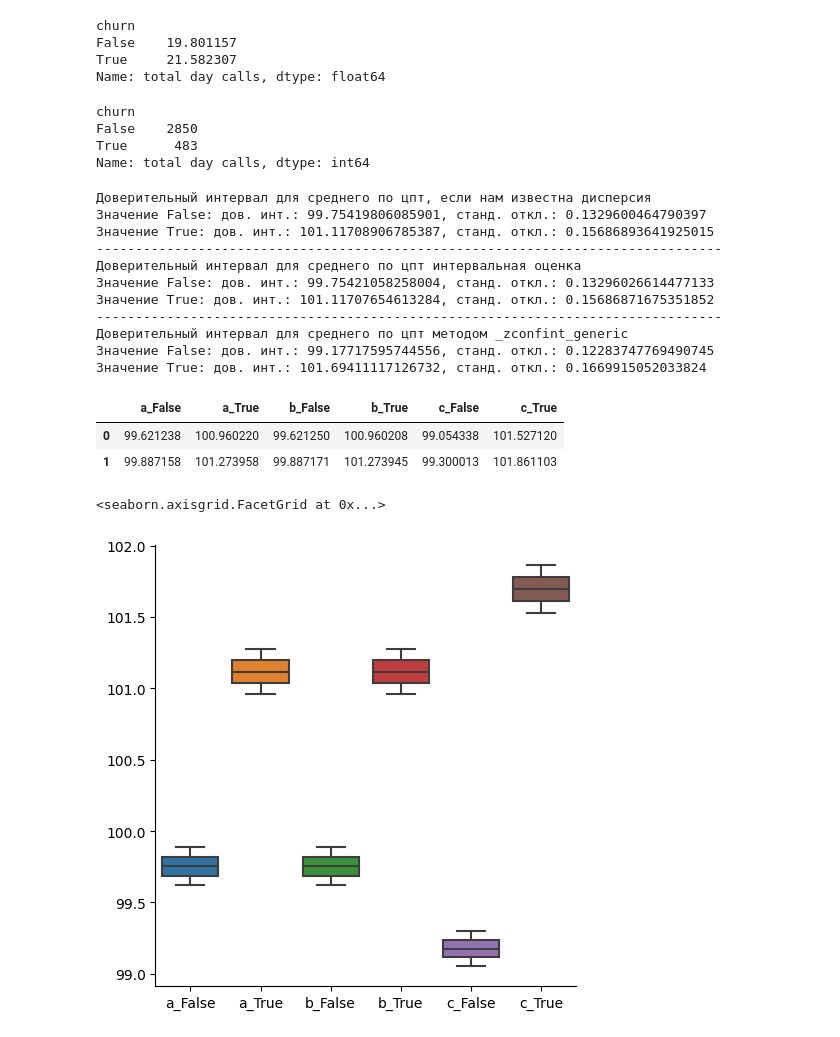
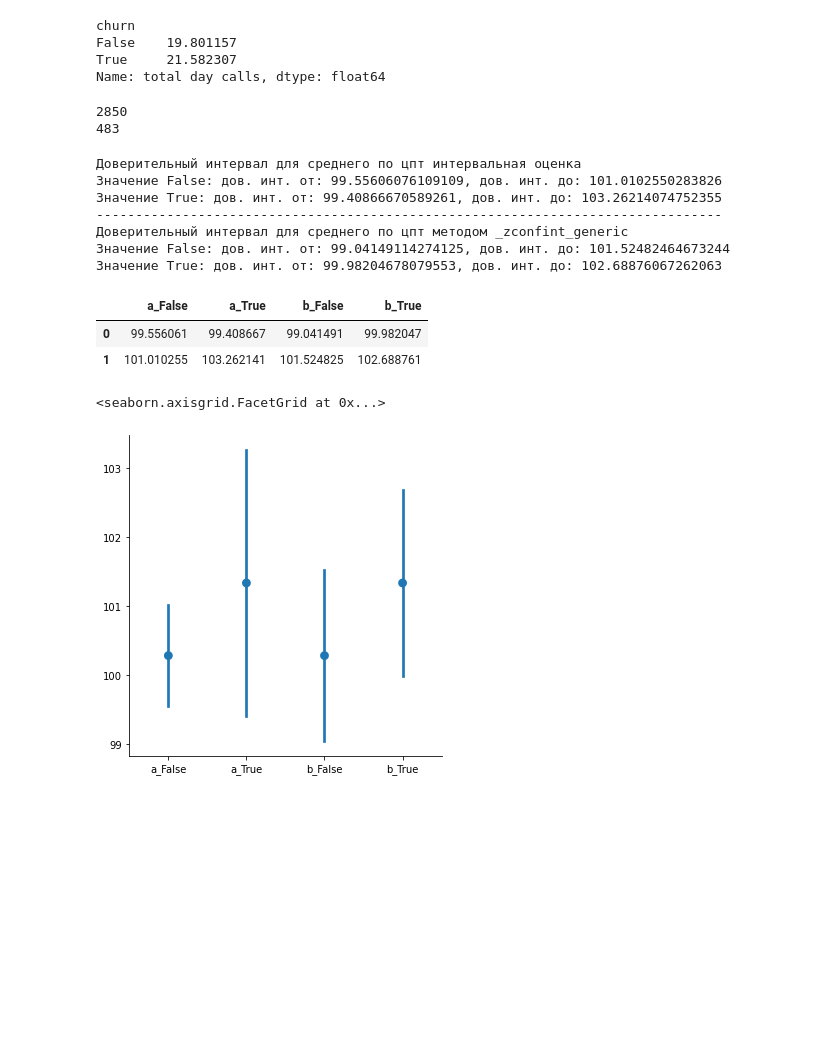
Before and after one commit to Oleg166/python_date, a Jupyter notebook: lesson_stat_17/Практика_к_занятию_17.ipynb, the cells around one changed output. Saved outputs shown, nothing was run; the diff lists cells and outputs as text; code cells hidden in the pictures; blank space fills up the shorter version.

```diff
--- a/lesson_stat_17/Практика_к_занятию_17.ipynb
+++ b/lesson_stat_17/Практика_к_занятию_17.ipynb
@@ -174,61 +174,55 @@ Name: total day calls, dtype: float64
 # %%
 # кол-во значений
 tdc_count = tdc_df.groupby('churn')['total day calls'].count()
-tdc_count
+count_false = tdc_count[0]
+print(count_false)
+count_true = tdc_count[1]
+print(count_true)
 # %% [output]
-churn
-False    2850
-True      483
-Name: total day calls, dtype: int64
+2850
+483
+# %%
+# Разобьем наш датафрейм tdc_df на два с соответствующими значениями столбца churn
+tdc_df_false = tdc_df['total day calls'].loc[(tdc_df['churn']==False)]
+tdc_df_true = tdc_df['total day calls'].loc[(tdc_df['churn']==True)]
 # %%
-# Доверительный интервал для среднего по цпт, если нам известна дисперсия
-a = np.mean(tdc_df, axis=0) - 1.96 * tdc_df.std() / np.sqrt(3333-1), np.mean(tdc_df, axis=0) + 1.96 * tdc_df.std() / np.sqrt(3333-1)
-print("Доверительный интервал для среднего по цпт, если нам известна дисперсия")
-print(f"Значение False: дов. инт.: {a[0][0]}, станд. откл.: {a[0][1]}")
-print(f"Значение True: дов. инт.: {a[1][0]}, станд. откл.: {a[1][1]}")
-print('-'*80)
-
 # Доверительный интервал для среднего по цпт интервальная оценка
-b = sts.norm.interval(confidence=0.95, loc=np.mean(tdc_df, axis=0), scale=np.std(tdc_df, ddof=1)/np.sqrt(3333-1))
+a_false = sts.norm.interval(alpha=0.95, loc=np.mean(tdc_df_false, axis=0), scale=np.std(tdc_df_false, ddof=1)/np.sqrt(len(tdc_df_false)-1))
+a_true = sts.norm.interval(alpha=0.95, loc=np.mean(tdc_df_true, axis=0), scale=np.std(tdc_df_true, ddof=1)/np.sqrt(len(tdc_df_true)-1))
 print("Доверительный интервал для среднего по цпт интервальная оценка")
-print(f"Значение False: дов. инт.: {b[0][0]}, станд. откл.: {b[0][1]}")
-print(f"Значение True: дов. инт.: {b[1][0]}, станд. откл.: {b[1][1]}")
+print(f"Значение False: дов. инт. от: {a_false[0]}, дов. инт. до: {a_false[1]}")
+print(f"Значение True: дов. инт. от: {a_true[0]}, дов. инт. до: {a_true[1]}")
 print('-'*80)
 
 # Доверительный интервал для среднего по цпт методом _zconfint_generic
-c = ssw._zconfint_generic(np.mean(tdc_df, axis=0),  np.std(tdc_df, ddof=1), alpha=0.95, alternative='two-sided')
+b_false = ssw._zconfint_generic(np.mean(tdc_df_false, axis=0),  np.std(tdc_df_false, ddof=1), alpha=0.95, alternative='two-sided')
+b_true = ssw._zconfint_generic(np.mean(tdc_df_true, axis=0),  np.std(tdc_df_true, ddof=1), alpha=0.95, alternative='two-sided')
 print("Доверительный интервал для среднего по цпт методом _zconfint_generic")
-print(f"Значение False: дов. инт.: {c[0][0]}, станд. откл.: {c[0][1]}")
-print(f"Значение True: дов. инт.: {c[1][0]}, станд. откл.: {c[1][1]}")
+print(f"Значение False: дов. инт. от: {b_false[0]}, дов. инт. до: {b_false[1]}")
+print(f"Значение True: дов. инт. от: {b_true[0]}, дов. инт. до: {b_true[1]}")
 # %% [output]
-Доверительный интервал для среднего по цпт, если нам известна дисперсия
-Значение False: дов. инт.: 99.75419806085901, станд. откл.: 0.1329600464790397
-Значение True: дов. инт.: 101.11708906785387, станд. откл.: 0.15686893641925015
---------------------------------------------------------------------------------
 Доверительный интервал для среднего по цпт интервальная оценка
-Значение False: дов. инт.: 99.75421058258004, станд. откл.: 0.13296026614477133
-Значение True: дов. инт.: 101.11707654613284, станд. откл.: 0.15686871675351852
+Значение False: дов. инт. от: 99.55606076109109, дов. инт. до: 101.0102550283826
+Значение True: дов. инт. от: 99.40866670589261, дов. инт. до: 103.26214074752355
 --------------------------------------------------------------------------------
 Доверительный интервал для среднего по цпт методом _zconfint_generic
-Значение False: дов. инт.: 99.17717595744556, станд. откл.: 0.12283747769490745
-Значение True: дов. инт.: 101.69411117126732, станд. откл.: 0.1669915052033824
+Значение False: дов. инт. от: 99.04149114274125, дов. инт. до: 101.52482464673244
+Значение True: дов. инт. от: 99.98204678079553, дов. инт. до: 102.68876067262063
-# %%
-# Добавим наши данные по доверительным интервалам в один датафрейм
-data1 = {'a_False': [a[0][0] - a[0][1], a[0][0] + a[0][1]],
-        'a_True': [a[1][0] - a[1][1], a[1][0] + a[1][1]],
-        'b_False': [b[0][0] - b[0][1], b[0][0] + b[0][1]],
-        'b_True': [b[1][0] - b[1][1], b[1][0] + b[1][1]],
-        'c_False': [c[0][0] - c[0][1], c[0][0] + c[0][1]],
-        'c_True': [c[1][0] - c[1][1], c[1][0] + c[1][1]]}
-df1 = pd.DataFrame(data1)
-df1
-# %% [output]
-|  | a_False | a_True | b_False | b_True | c_False | c_True |
-| 0 | 99.621238 | 100.960220 | 99.621250 | 100.960208 | 99.054338 | 101.527120 |
-| 1 | 99.887158 | 101.273958 | 99.887171 | 101.273945 | 99.300013 | 101.861103 |
+# %%
+# Добавим наши данные по доверительным интервалам в один датафрейм
+data1 = {'a_False': [a_false[0], a_false[1]],
+        'a_True': [a_true[0], a_true[1]],
+        'b_False': [b_false[0], b_false[1]],
+        'b_True': [b_true[0], b_true[1]]}
+df1 = pd.DataFrame(data1)
+df1
+# %% [output]
+|  | a_False | a_True | b_False | b_True |
+| 0 | 99.556061 | 99.408667 | 99.041491 | 99.982047 |
+| 1 | 101.010255 | 103.262141 | 101.524825 | 102.688761 |
 # %%
-# Построим график с доверительными интервалами по датафрейму
-sns.catplot(kind='box', data=df1)
+# Построим (для наглядности)график с доверительными интервалами по датафрейму
+sns.catplot(kind='point',join=False, data=df1)
 # %% [output]
 <seaborn.axisgrid.FacetGrid at 0x...>
-[figure, old version]
+[figure, new version]
```
Also changed, not shown: parts of 7 cells of this notebook, 1 other file.
